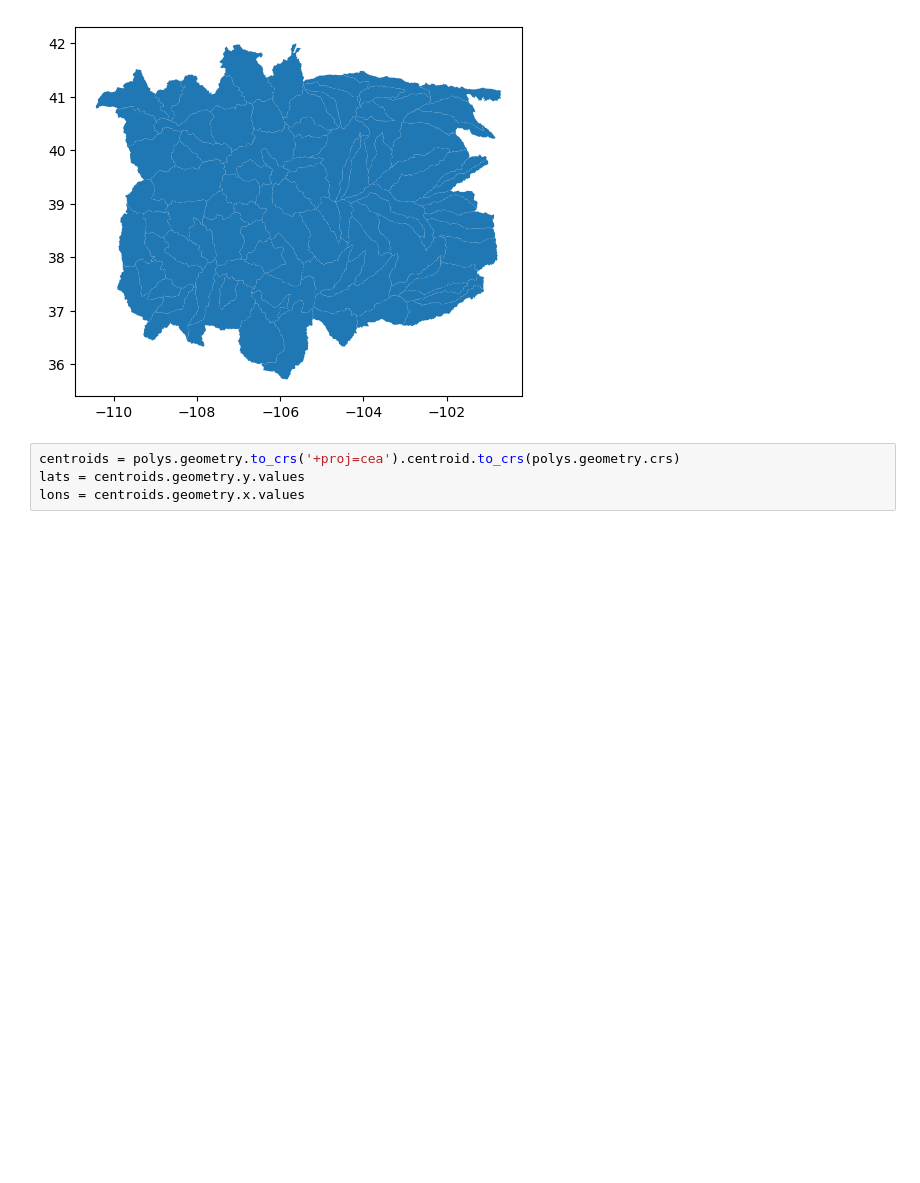
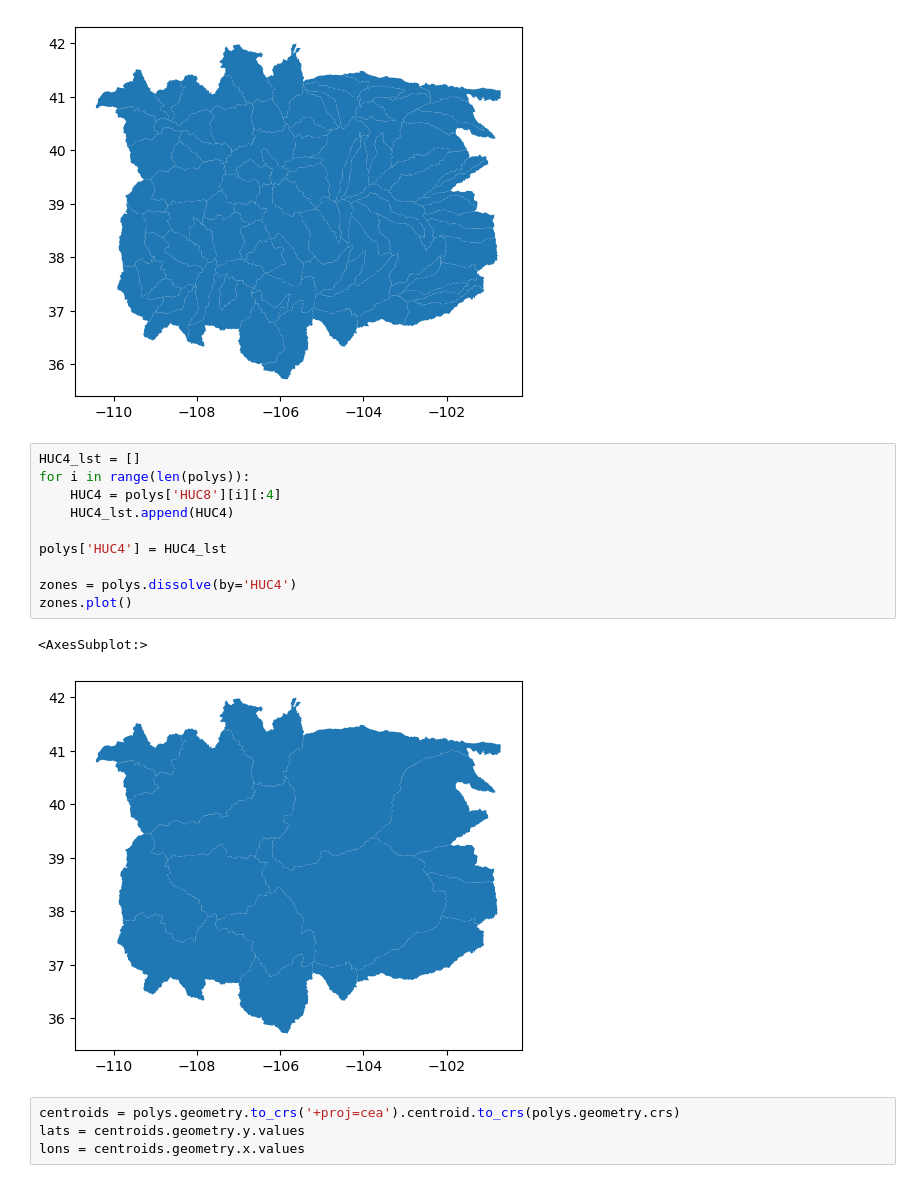
Before and after one commit to CW3E/CO_top-decile_precip_ARs_code, a Jupyter notebook: preprocess/preprocess_PRISM_watershed_data.ipynb, the cells around one changed output. Saved outputs shown, nothing was run; the diff lists cells and outputs as text; blank space fills up the shorter version.

```diff
--- a/preprocess/preprocess_PRISM_watershed_data.ipynb
+++ b/preprocess/preprocess_PRISM_watershed_data.ipynb
@@ -49,6 +49,19 @@ fig, ax = plt.subplots() # initiates a figure
 polys.plot(ax=ax); # plots all lines
 # %% [output]
 [figure]
+# %%
+HUC4_lst = []
+for i in range(len(polys)):
+    HUC4 = polys['HUC8'][i][:4]
+    HUC4_lst.append(HUC4)
+
+polys['HUC4'] = HUC4_lst
+
+zones = polys.dissolve(by='HUC4')
+zones.plot()
+# %% [output]
+<AxesSubplot:>
+[figure, added]
 # %%
 centroids = polys.geometry.to_crs('+proj=cea').centroid.to_crs(polys.geometry.crs)
 lats = centroids.geometry.y.values
```
Also changed, not shown: 10 other files.
